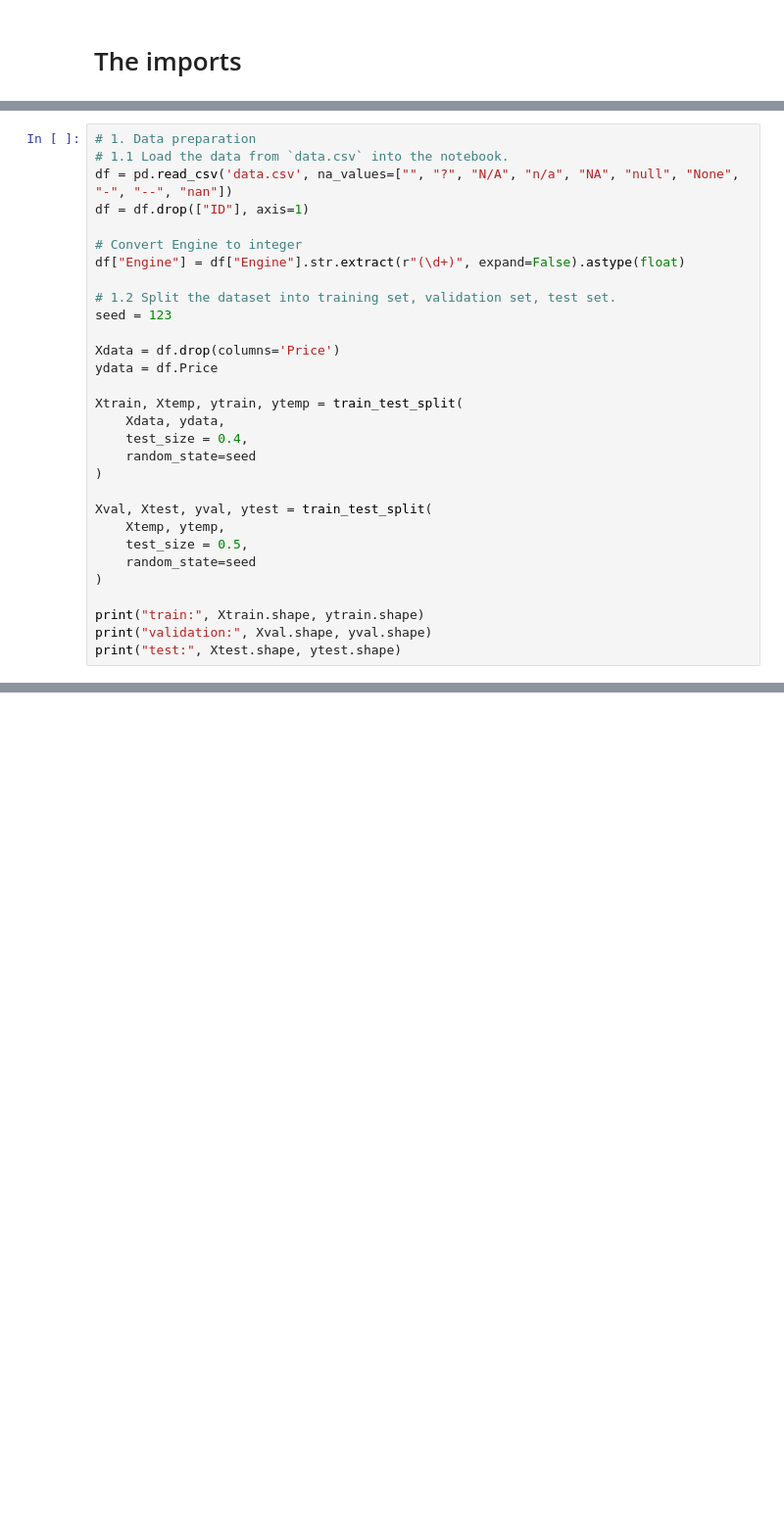
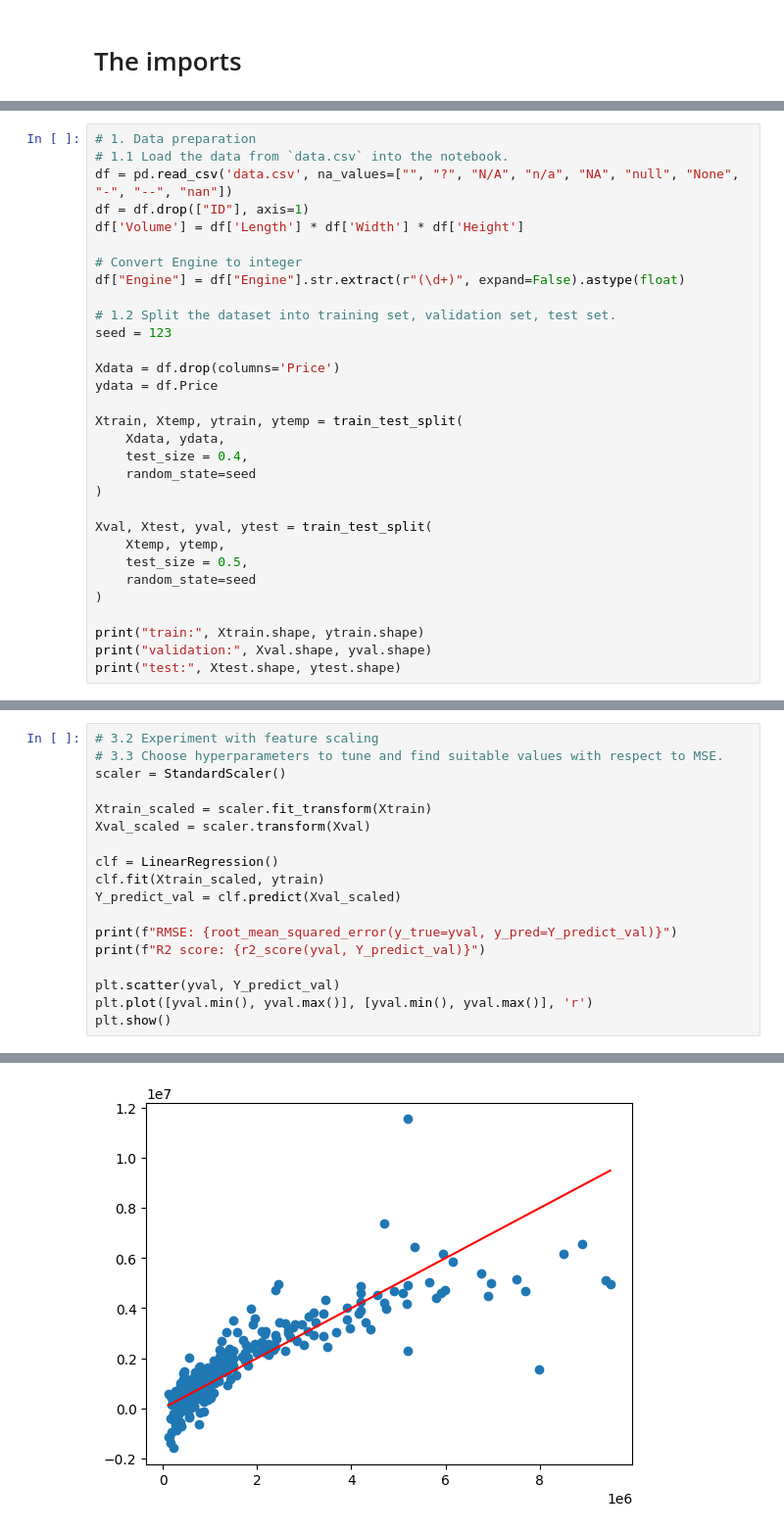
Before and after one commit to TymofiiKotliar/ML1-regression-model, a Jupyter notebook: homework_01_regression.ipynb, the cells around one changed output, grey strips where cells are left out. Shown at 98% size. Saved outputs shown, nothing was run; the diff lists cells and outputs as text; blank space fills up the shorter version.

Commit message:
feat: Linear regression + comments

```diff
--- a/homework_01_regression.ipynb
+++ b/homework_01_regression.ipynb
@@ -122,6 +116,7 @@ from sklearn.pipeline import Pipeline
 # 1.1 Load the data from `data.csv` into the notebook.
 df = pd.read_csv('data.csv', na_values=["", "?", "N/A", "n/a", "NA", "null", "None", "-", "--", "nan"])
 df = df.drop(["ID"], axis=1)
+df['Volume'] = df['Length'] * df['Width'] * df['Height']
 
 # Convert Engine to integer
 df["Engine"] = df["Engine"].str.extract(r"(\d+)", expand=False).astype(float)
@@ -199,0 +211,19 @@ Some text
+# %%
+# 3.2 Experiment with feature scaling
+# 3.3 Choose hyperparameters to tune and find suitable values with respect to MSE.
+scaler = StandardScaler()
+
+Xtrain_scaled = scaler.fit_transform(Xtrain)
+Xval_scaled = scaler.transform(Xval)
+
+clf = LinearRegression()
+clf.fit(Xtrain_scaled, ytrain)
+Y_predict_val = clf.predict(Xval_scaled)
+
+print(f"RMSE: {root_mean_squared_error(y_true=yval, y_pred=Y_predict_val)}")
+print(f"R2 score: {r2_score(yval, Y_predict_val)}")
+
+plt.scatter(yval, Y_predict_val)
+plt.plot([yval.min(), yval.max()], [yval.min(), yval.max()], 'r')
+plt.show()
+# %% [output]
@@ -200 +232,2 @@ Some text
+[figure, added]
 # %%
```
Also changed, not shown: parts of 11 cells of this notebook.
